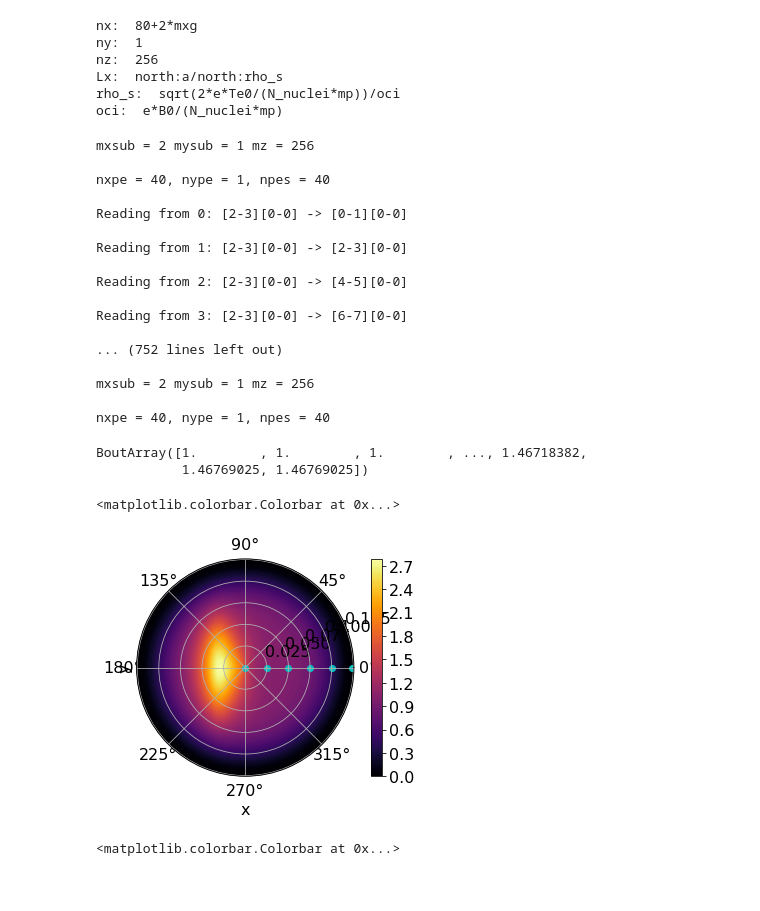
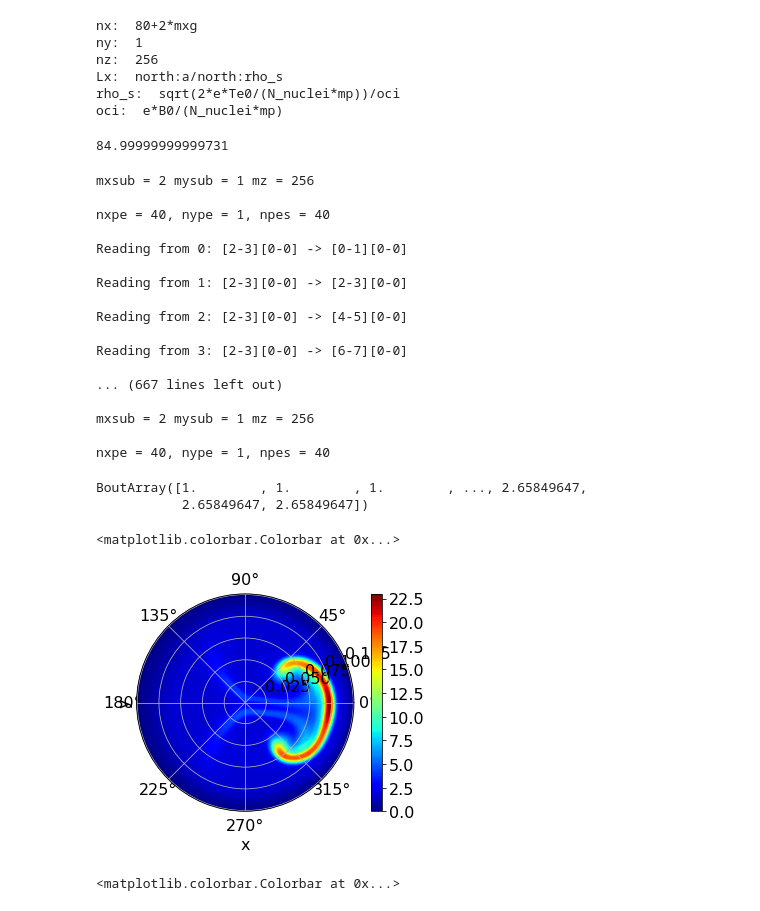
Before and after one commit to runehoejlund/north-simulation, a Jupyter notebook: data_analysis_Asbjorn.ipynb, the cells around one changed output. Cells and saved outputs as stored; diff of their text form; code cells hidden in the pictures.

```diff
--- a/data_analysis_Asbjorn.ipynb
+++ b/data_analysis_Asbjorn.ipynb
@@ -9,7 +9,7 @@ from boutdata.data import BoutData
 from boututils.datafile import DataFile
 from scipy import signal
 
-path        = './shared/NORTH/data_5151457/'
+path        = './shared/NORTH/data_5151993/'
 bdata = BoutData(path)
 outputs = bdata['outputs']
 options = bdata['options']
@@ -73,10 +73,14 @@ Lr = a/rho_s * rho_s
 nx_inner = nx_all - 2*mxg
 ny_inner = ny_all - 2*myg
 nz_inner = nz_all
+# %%
+par['t_array'][17]
+# %% [output]
+84.99999999999731
 # %%
 #%% Read data
 
-field_list  = ['T', 'n', 'phi', 'vort','source_n', 'source_T','wall_shadow','sin_z_field','cos_z_over_x']
+field_list  = ['T', 'n', 'phi', 'vort', 'source_T','wall_shadow','sin_z_field','cos_z_over_x']
 par_list    = ['t_array']
 # fast_list_1   = ['t_array']
 # fast_list_2 = ['T4','n4','phi4']
@@ -108,7 +112,7 @@ Reading from 2: [2-3][0-0] -> [4-5][0-0]
 
 Reading from 3: [2-3][0-0] -> [6-7][0-0]
 
-... (752 lines left out)
+... (667 lines left out)
 
 mxsub = 2 mysub = 1 mz = 256
 
@@ -129,27 +133,26 @@ for file in [f for f in os.listdir(path) if 'BOUT.fast' in f]:
 # %%
 fast['n1']
 # %% [output]
-BoutArray([1.        , 1.        , 1.        , ..., 1.46718382,
-           1.46769025, 1.46769025])
+BoutArray([1.        , 1.        , 1.        , ..., 2.65849647,
+           2.65849647, 2.65849647])
 # %%
-dmp_nr = 13
+dmp_nr = 17
 nx_inner = nx_inner
 
 thetas = np.linspace(0, 2 * np.pi, nz_inner)
 rhos = np.linspace(Lr/(2*nx_inner), Lr+Lr/(2*nx_inner), nx_inner)
 # %%
-probe_pos = [0*a, 0.2*a, 0.4*a, 0.6*a, 0.8*a, 0.99*a]
+probe_pos = [0.05*a, 0.14*a, 0.23*a, 0.32*a, 0.41*a, 0.50*a, 0.59*a, 0.68*a, 0.77*a, 0.86*a, 0.95*a]
 
 fig, ax = plt.subplots(subplot_kw={'projection': 'polar'})
-
-plot0 = ax.contourf(thetas, rhos, data['T'][dmp_nr, :, 0, :], 100, cmap = 'inferno')
-ax.scatter(np.zeros(len(probe_pos)), probe_pos,color = 'c')
+plot0 = ax.contourf(thetas, rhos, data['n'][dmp_nr, :, 0, :], 100, cmap = 'jet')
+#ax.scatter(np.zeros(len(probe_pos)), probe_pos,color = 'c')
 ax.set_xlabel('x')
 ax.set_ylabel('y')
 plt.colorbar(plot0, ax=ax)
 # %% [output]
 <matplotlib.colorbar.Colorbar at 0x...>
-[figure, old version]
+[figure, new version]
 # %%
 probe_pos = [0*a, 0.2*a, 0.4*a, 0.6*a, 0.8*a, 0.99*a]
 
```
Also changed, not shown: parts of 14 cells of this notebook, 4 other files.
